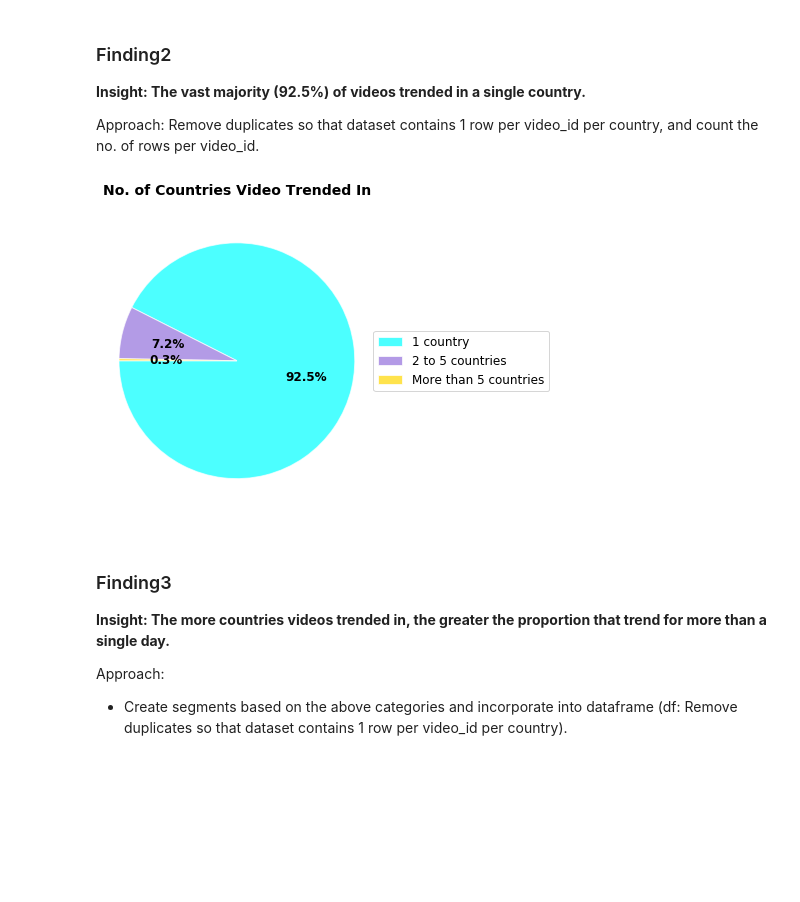
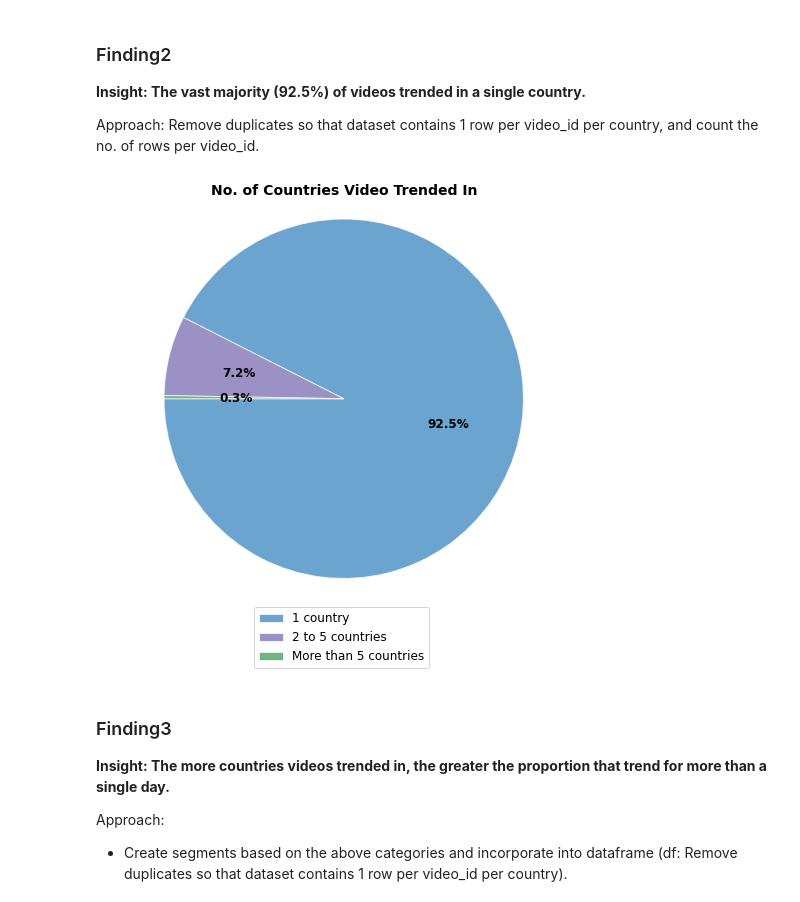
Before and after one commit to bnarath/YouTube_Trending, a Jupyter notebook: youtube-trending/Code/Analysis_Code_Final.ipynb, the cells around one changed output. Drawn from its saved outputs; the diff is of its cells as text; code cells hidden in the pictures; blank space fills up the shorter version.

```diff
--- a/youtube-trending/Code/Analysis_Code_Final.ipynb
+++ b/youtube-trending/Code/Analysis_Code_Final.ipynb
@@ -341,36 +343,36 @@ Approach: Remove duplicates so that dataset contains 1 row per video_id per coun
 # %%
 #display the findings for segmentation: number of countries trended in
 
-_=plt.figure(figsize=(6,5))
+_=plt.figure(figsize=(7,7))
 
 # Labels for the sections of our pie chart
 labels = ["1 country", "2 to 5 countries", "More than 5 countries"]
 
 # The values of each section of the pie chart
 sizes = combined_per_video_df["Country Segment"].value_counts()
 
 # The colors of each section of the pie chart
-#colors = [plt.cm.Blues(0.4), plt.cm.Purples(0.4), plt.cm.Greens(0.4)]
-colors = ["cyan",  "mediumpurple", "gold"]
+colors = [plt.cm.Blues(0.7), plt.cm.Purples(0.7), plt.cm.Greens(0.7)]
 
 #Display
 _=plt.pie(sizes,
         colors=colors, autopct="%1.1f%%", shadow=False,
         startangle=180, wedgeprops={'edgecolor':'w', "alpha" : 0.7},
         textprops={"fontsize": 12, "color":'black', "fontweight":'bold'})
 
 #formatting
-_=plt.title("No. of Countries Video Trended In", fontsize=14, fontweight='bold')
-_=plt.legend(labels, loc="center left", bbox_to_anchor=(1, 0.5), fontsize=12)
+_=plt.title("No. of Countries Video Trended In",
+            fontsize=14, fontweight='bold') #x=0.7, y=0.9)
+_=plt.legend(labels, loc="center left", bbox_to_anchor=(0.3, -0.1), fontsize=12)
 _=plt.tight_layout()
 _=plt.axis("equal")
 
 _=plt.savefig('../Image/No._of_Countries_Video_Trended_In.png',
             bbox_inches = "tight" )
 
 plt.show()
 # %% [output]
-[figure, old version]
+[figure, new version]
 # %% [markdown]
 ### Finding3
 
```
Also changed, not shown: parts of 13 cells of this notebook, 9 other files.
